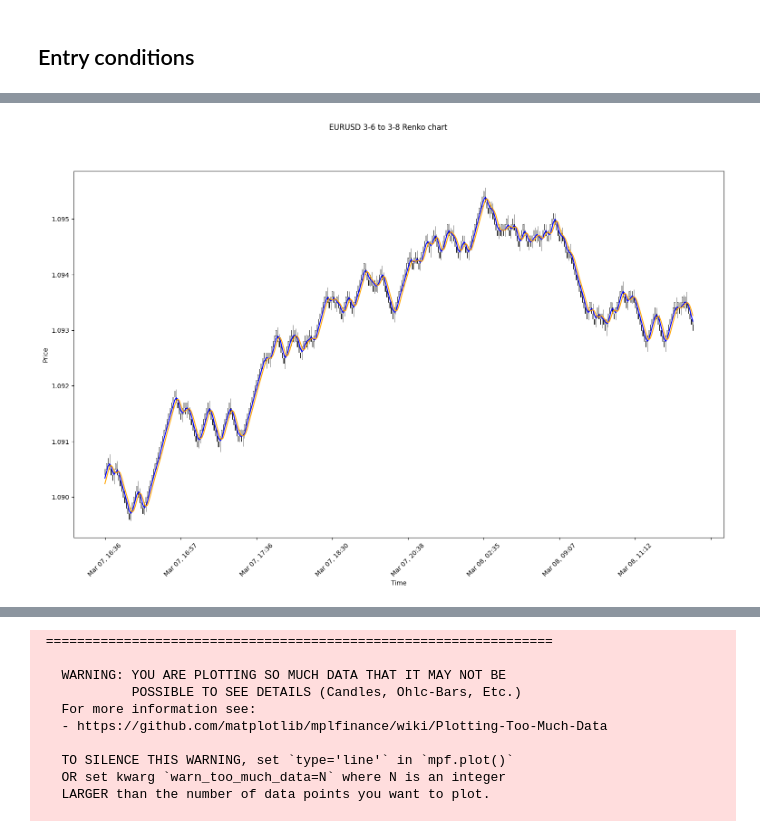
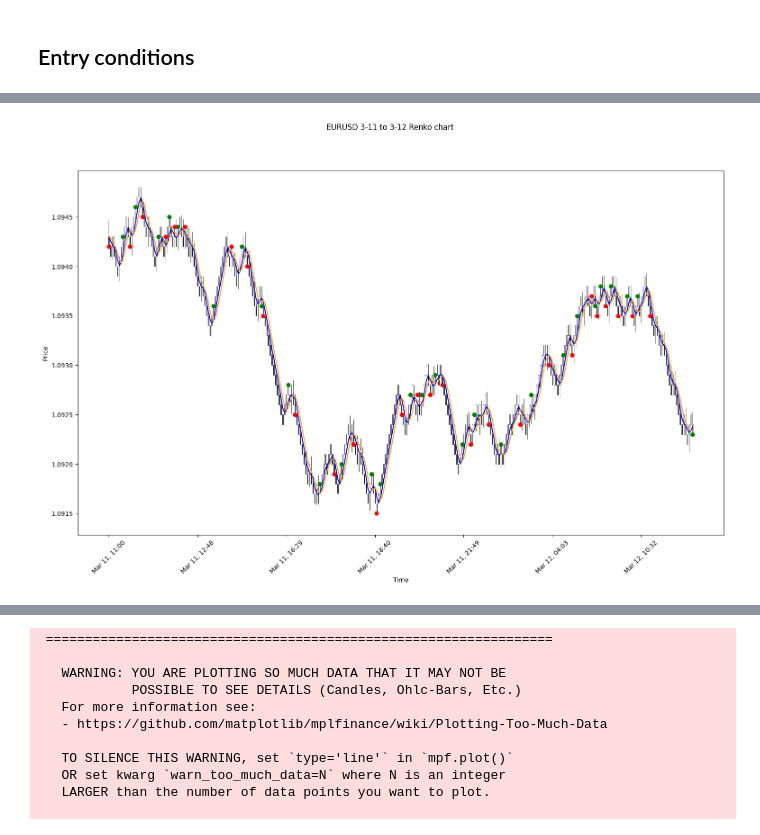
Before and after one commit to lilfetz22/Trading, a Jupyter notebook: double3_sma_nb.ipynb, the cells around one changed output, grey strips where cells are left out. Saved outputs shown, nothing was run; the diff lists cells and outputs as text; code cells hidden in the pictures.

```diff
--- a/double3_sma_nb.ipynb
+++ b/double3_sma_nb.ipynb
@@ -266,23 +262,29 @@ renko_full_data
 # %%
 # filter to where the date and time is between 2024-03-07 16:36:00 and 2024.03.08 12:30:00
-renko_full_data_7_8 = renko_full_data.loc['2024-03-07 16:36:00':'2024-03-08 12:30:00']
-# impulse_graph(renko_full_data_7_8, 'md', 'sb')
+renko_full_data_11_12 = renko_full_data.loc['2024-03-11 11:00:00':'2024-03-12 11:56:00']
+# impulse_graph(renko_full_data_11_12, 'md', 'sb')
 # plot the renko chart
 fig, ax = plt.subplots()
-mplfinance.plot(renko_full_data_7_8, type='candle', ax=ax, volume=False, show_nontrading=False)
-renko_full_data_7_8_reset = renko_full_data_7_8.reset_index()
+mplfinance.plot(renko_full_data_11_12, type='candle', ax=ax, volume=False, show_nontrading=False)
+renko_full_data_11_12_reset = renko_full_data_11_12.reset_index()
 # add the sma and smoothing_sma to the chart
-ax.plot(renko_full_data_7_8_reset.index, renko_full_data_7_8['sma'], label='SMA', color='blue')
-ax.plot(renko_full_data_7_8_reset.index, renko_full_data_7_8['smoothing_sma'], label='SmoothingSMA', color='orange')
+ax.plot(renko_full_data_11_12_reset.index, renko_full_data_11_12['sma'], label='SMA', color='blue')
+ax.plot(renko_full_data_11_12_reset.index, renko_full_data_11_12['smoothing_sma'], label='SmoothingSMA', color='orange')
+# add a column to renko_full_data_11_12_reset that copies the close price when sma_crossover is 1 or -1
+renko_full_data_11_12_reset['sma_crossover_price_buy'] = np.where(renko_full_data_11_12['sma_crossover'] == 1, renko_full_data_11_12['close'], np.nan)
+renko_full_data_11_12_reset['sma_crossover_price_sell'] = np.where(renko_full_data_11_12['sma_crossover'] == -1, renko_full_data_11_12['close'], np.nan)
+# add a dot to the chart with the sma_crossover is 1 or -1 and color it green or red
+ax.scatter(renko_full_data_11_12_reset.index, renko_full_data_11_12_reset['sma_crossover_price_buy'], color='green', marker='o', label='Buy', zorder=5)
+ax.scatter(renko_full_data_11_12_reset.index, renko_full_data_11_12_reset['sma_crossover_price_sell'], color='red', marker='o', label='Sell', zorder=5)
 ax.set_xlabel('Time')
 ax.set_ylabel('Price')
-fig.suptitle('EURUSD 3-6 to 3-8 Renko chart')
+fig.suptitle('EURUSD 3-11 to 3-12 Renko chart')
 # increase the size of the chart
 fig.set_size_inches(18.5, 10.5)
 
 plt.show()
 # %% [output]
-[figure, old version]
+[figure, new version]
 # %%
 renko_full_data_7_8
 # %% [output]
```
Also changed, not shown: parts of 5 cells of this notebook.
